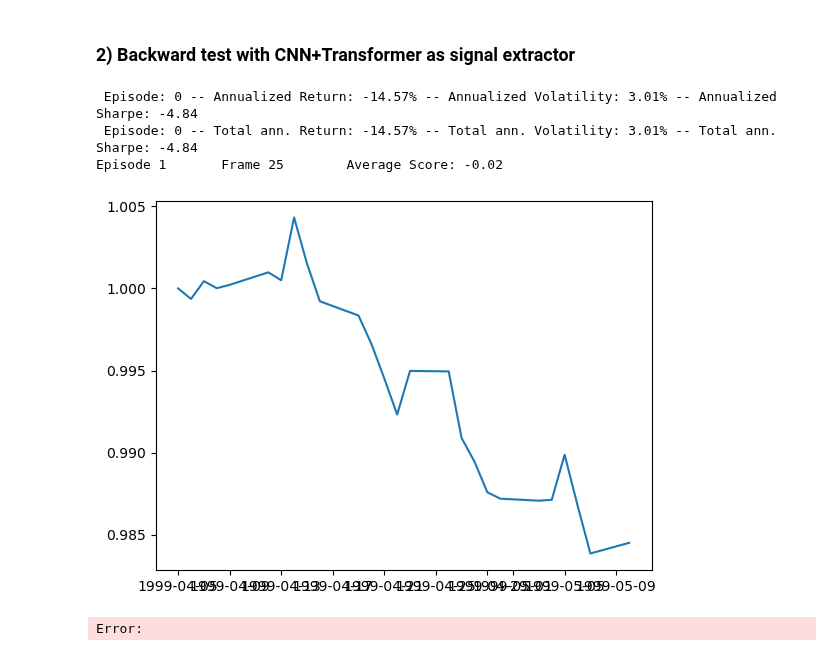
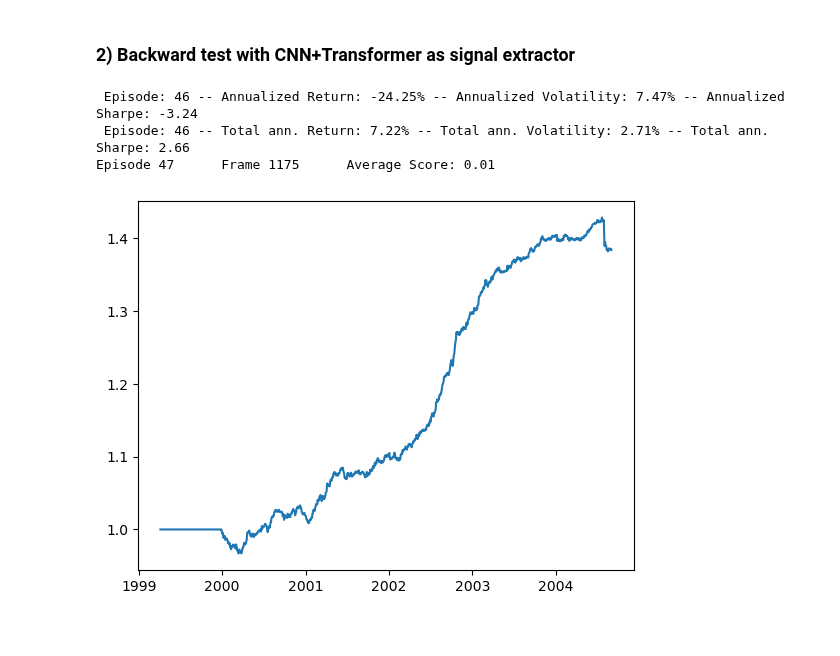
Before and after one commit to quintengeerts2000/MasterThesis-DRL_applications_to_stat_arb, a Jupyter notebook: empirical_analysis/RL_trading_tests.ipynb, the cells around one changed output. Drawn from its saved outputs; the diff is of its cells as text; code cells hidden in the pictures.

Commit message:
got CNN+Transformer extractor to work

```diff
--- a/empirical_analysis/RL_trading_tests.ipynb
+++ b/empirical_analysis/RL_trading_tests.ipynb
@@ -255,7 +219,7 @@ BUFFER_SIZE = 1000000
 BATCH_SIZE  = 64
 GAMMA       = 0.99
 TAU         = 1e-2
-eps_frames  = 5000
+eps_frames  = 500
 min_eps     = 0.025
 LR          = 1e-3
 UPDATE_EVERY= 1
@@ -276,7 +240,7 @@ state_size        = [8]
 
 agent = M_DQN_Agent(state_size=state_size,
                         action_size=action_size,
-                        layer_size=4,
+                        layer_size=8,
                         BATCH_SIZE=BATCH_SIZE,
                         BUFFER_SIZE=BUFFER_SIZE,
                         LR=LR,
@@ -284,7 +248,8 @@ agent = M_DQN_Agent(state_size=state_size,
                         GAMMA=GAMMA,
                         UPDATE_EVERY=UPDATE_EVERY,
                         device=device,
-                        seed=seed)
+                        seed=seed,
+                        use_transf=False)
 
 ##########################
 
@@ -296,8 +261,8 @@ FACTORS         = 5         # the amount of factors used in the factor model
 SIGNAL_WINDOW   = 60        # the length of the window used for extracting the signal
 TRANS_COST      = 0.0       # transaction cost for changes in the portfolio
 SHORT_COST      = 0.0       # cost of keeping a short position open
-WARMUP_TIME     = 20      # time needed to run the factor models before starting the strategy
-RETRAIN_EVERY   = 1         # time before the feature extractor is retrained on new data
+WARMUP_TIME     = 500       # time needed to run the factor models before starting the strategy
+RETRAIN_EVERY   = 50        # time before the feature extractor is retrained on new data
 
 env = TradingEnvironment(financial_dataset=price_df.dropna(axis=0, thresh=300),
                         residual_generator=PCA,
@@ -309,7 +274,9 @@ env = TradingEnvironment(financial_dataset=price_df.dropna(axis=0, thresh=300),
                         transaction_costs=TRANS_COST,
                         short_cost=SHORT_COST)
 
-signal_extractor = CumsumExtractor(signal_window=SIGNAL_WINDOW)
+#signal_extractor = CumsumExtractor(signal_window=SIGNAL_WINDOW)
+signal_extractor = CNNTransformerExtractor(signal_window=SIGNAL_WINDOW)
+
 
 buffer           = ReplayBuffer(buffer_size=BUFFER_SIZE,
                                 batch_size=BATCH_SIZE,
@@ -337,7 +304,7 @@ eps_start = 1
 i_episode = 1
 
 #training loop
-for frame in range(1, frames+1):
+for frame in range(1, frames+1-WARMUP_TIME):
 
     action = agent.act_para(features, eps)
     portfolio_allocations = np.vectorize(action_to_portfolio.get)(action) #actions need to be turned into allocations
@@ -365,36 +332,35 @@ for frame in range(1, frames+1):
 
     # FEATURE EXTRACTOR RETRAINING
     if frame % RETRAIN_EVERY == 0:
         signal_extractor.re_train(train_data = env.res_rets.loc[env.date - dt.timedelta(days=LOOKBACK_WINDOW):env.date],
                                   sample_size = BATCH_SIZE)
 
     state     = next_state
     features  = next_state[env.tradeable_tickers].values.T
-    features = signal_extractor.extract(features)
+    features  = signal_extractor.extract(features)
 
     score *= (env.p_l + 1)
     # linear annealing to the min epsilon value until eps_frames and from there slowly decease epsilon to 0 until the end of training
     if eps_fixed == False:
         if frame < eps_frames:
             eps = max(eps_start - (frame*(1/eps_frames)), min_eps)
         else:
             eps = max(min_eps - min_eps*((frame-eps_frames)/(frames-eps_frames)), 0.001)
 
     if frame % EPISODE_LENGTH == 0:
         scores_window.append(score-1)       # save most recent score
         scores.append(score-1)              # save most recent score
         #writer.add_scalar("Average100", np.mean(scores_window), frame)
         output_history.append(np.mean(scores_window))
         clear_output(True)
         env.evaluate_performance()
         print('\rEpisode {}\tFrame {} \tAverage Score: {:.2f}'.format(i_episode, frame, np.mean(scores_window)), end="")
         plt.plot((env.total_pl.dropna() + 1).cumprod())
         plt.show()
         i_episode +=1
         score = 1
 # %% [output]
- Episode: 0 -- Annualized Return: -14.57% -- Annualized Volatility: 3.01% -- Annualized Sharpe: -4.84
- Episode: 0 -- Total ann. Return: -14.57% -- Total ann. Volatility: 3.01% -- Total ann. Sharpe: -4.84
-Episode 1       Frame 25        Average Score: -0.02
+ Episode: 46 -- Annualized Return: -24.25% -- Annualized Volatility: 7.47% -- Annualized Sharpe: -3.24
+ Episode: 46 -- Total ann. Return: 7.22% -- Total ann. Volatility: 2.71% -- Total ann. Sharpe: 2.66
+Episode 47      Frame 1175      Average Score: 0.01
-[figure, old version]
+[figure, new version]
-Error:
```
Also changed, not shown: parts of 7 cells of this notebook, 3 other files.
